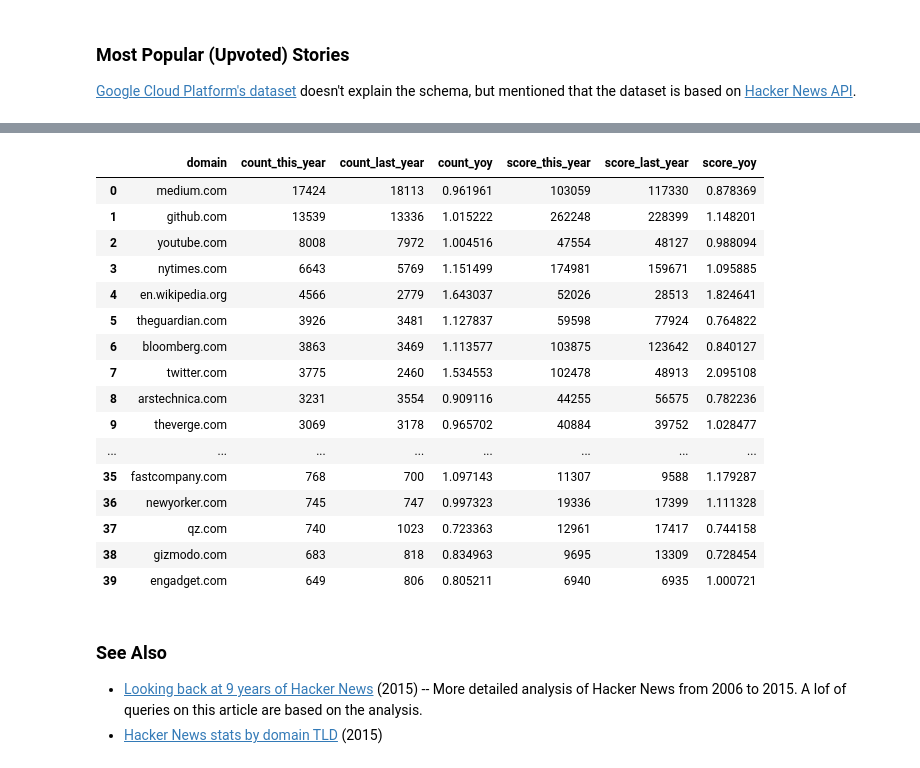
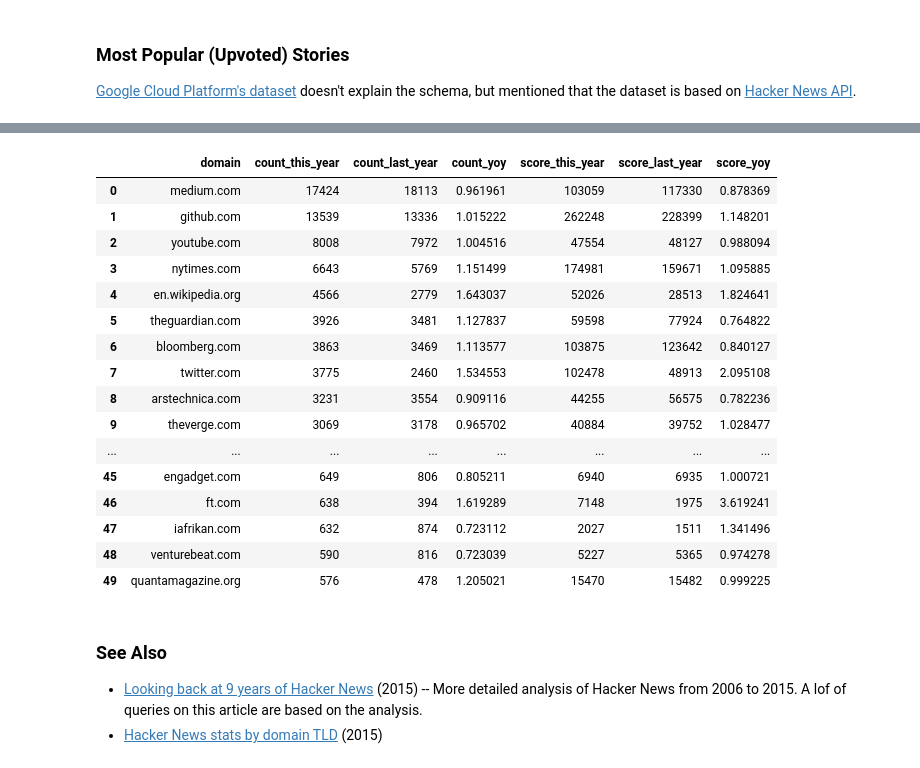
Before and after one commit to kzys/blog, a Jupyter notebook: en/nb/2020/hn-2019.ipynb, the cells around one changed output, grey strips where cells are left out. Cells and saved outputs as stored; diff of their text form; code cells hidden in the pictures.

```diff
--- a/en/nb/2020/hn-2019.ipynb
+++ b/en/nb/2020/hn-2019.ipynb
@@ -65,40 +68,40 @@ FROM
     (SELECT
      domain, COUNT(1) AS count, SUM(score) AS score FROM
         (SELECT
          REGEXP_EXTRACT(url,r'^https?://(?:www.)?([^/]*)/?(?:.*)') AS domain, score
          FROM `bigquery-public-data.hacker_news.full`
          WHERE extract(year FROM timestamp) = @year)
      GROUP BY domain
-     ORDER BY count DESC LIMIT 50) domains_this_year
+     ORDER BY count DESC LIMIT 100) domains_this_year
     JOIN
     (SELECT
      domain, COUNT(1) AS count, SUM(score) AS score FROM
          (SELECT
           REGEXP_EXTRACT(url,r'^https?://(?:www.)?([^/]*)/?(?:.*)') AS domain, score
           FROM `bigquery-public-data.hacker_news.full`
           WHERE extract(year FROM timestamp) = (@year-1))
      GROUP BY domain
-     ORDER BY count DESC LIMIT 50) domains_last_year
+     ORDER BY count DESC LIMIT 100) domains_last_year
     ON domains_this_year.domain = domains_last_year.domain
 LIMIT 50
 # %% [output]
 |  | domain | count_this_year | count_last_year | count_yoy | score_this_year | score_last_year | score_yoy |
 | 0 | medium.com | 17424 | 18113 | 0.961961 | 103059 | 117330 | 0.878369 |
 | 1 | github.com | 13539 | 13336 | 1.015222 | 262248 | 228399 | 1.148201 |
 | 2 | youtube.com | 8008 | 7972 | 1.004516 | 47554 | 48127 | 0.988094 |
 | 3 | nytimes.com | 6643 | 5769 | 1.151499 | 174981 | 159671 | 1.095885 |
 | 4 | en.wikipedia.org | 4566 | 2779 | 1.643037 | 52026 | 28513 | 1.824641 |
 | 5 | theguardian.com | 3926 | 3481 | 1.127837 | 59598 | 77924 | 0.764822 |
 | 6 | bloomberg.com | 3863 | 3469 | 1.113577 | 103875 | 123642 | 0.840127 |
 | 7 | twitter.com | 3775 | 2460 | 1.534553 | 102478 | 48913 | 2.095108 |
 | 8 | arstechnica.com | 3231 | 3554 | 0.909116 | 44255 | 56575 | 0.782236 |
 | 9 | theverge.com | 3069 | 3178 | 0.965702 | 40884 | 39752 | 1.028477 |
 | ... | ... | ... | ... | ... | ... | ... | ... |
-| 35 | fastcompany.com | 768 | 700 | 1.097143 | 11307 | 9588 | 1.179287 |
-| 36 | newyorker.com | 745 | 747 | 0.997323 | 19336 | 17399 | 1.111328 |
-| 37 | qz.com | 740 | 1023 | 0.723363 | 12961 | 17417 | 0.744158 |
-| 38 | gizmodo.com | 683 | 818 | 0.834963 | 9695 | 13309 | 0.728454 |
-| 39 | engadget.com | 649 | 806 | 0.805211 | 6940 | 6935 | 1.000721 |
+| 45 | engadget.com | 649 | 806 | 0.805211 | 6940 | 6935 | 1.000721 |
+| 46 | ft.com | 638 | 394 | 1.619289 | 7148 | 1975 | 3.619241 |
+| 47 | iafrikan.com | 632 | 874 | 0.723112 | 2027 | 1511 | 1.341496 |
+| 48 | venturebeat.com | 590 | 816 | 0.723039 | 5227 | 5365 | 0.974278 |
+| 49 | quantamagazine.org | 576 | 478 | 1.205021 | 15470 | 15482 | 0.999225 |
 # %% [markdown]
 ### See Also
 - [Looking back at 9 years of Hacker News](http://debarghyadas.com/writes/looking-back-at-9-years-of-hacker-news/) (2015) -- More detailed analysis of Hacker News from 2006 to 2015. A lof of queries on this article are based on the analysis.
```
Also changed, not shown: parts of 12 cells of this notebook.
